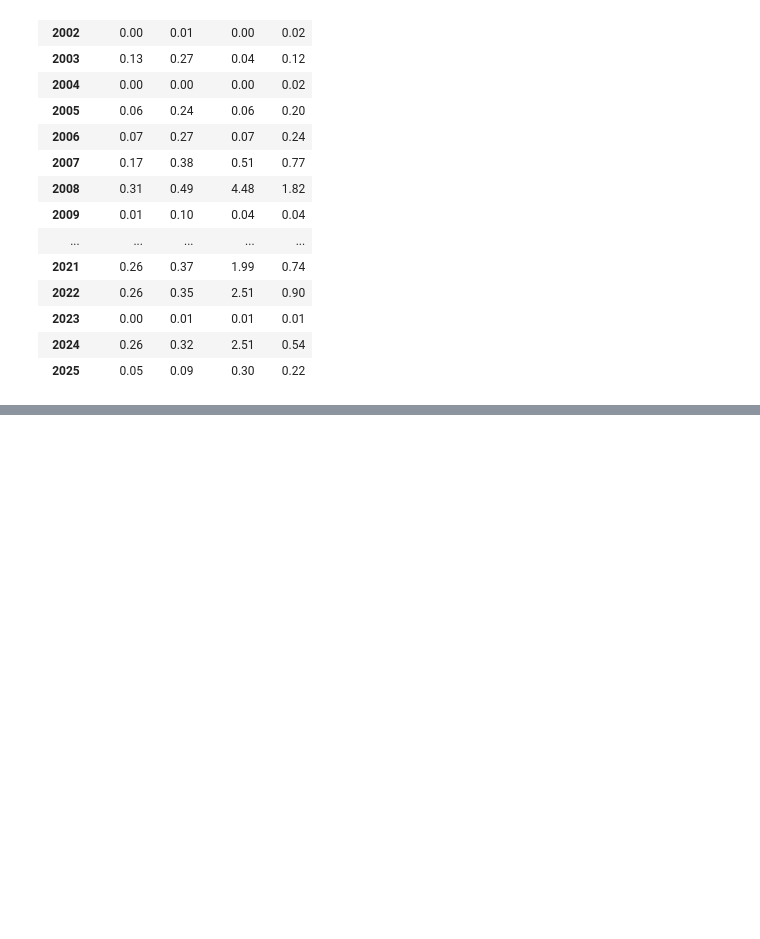
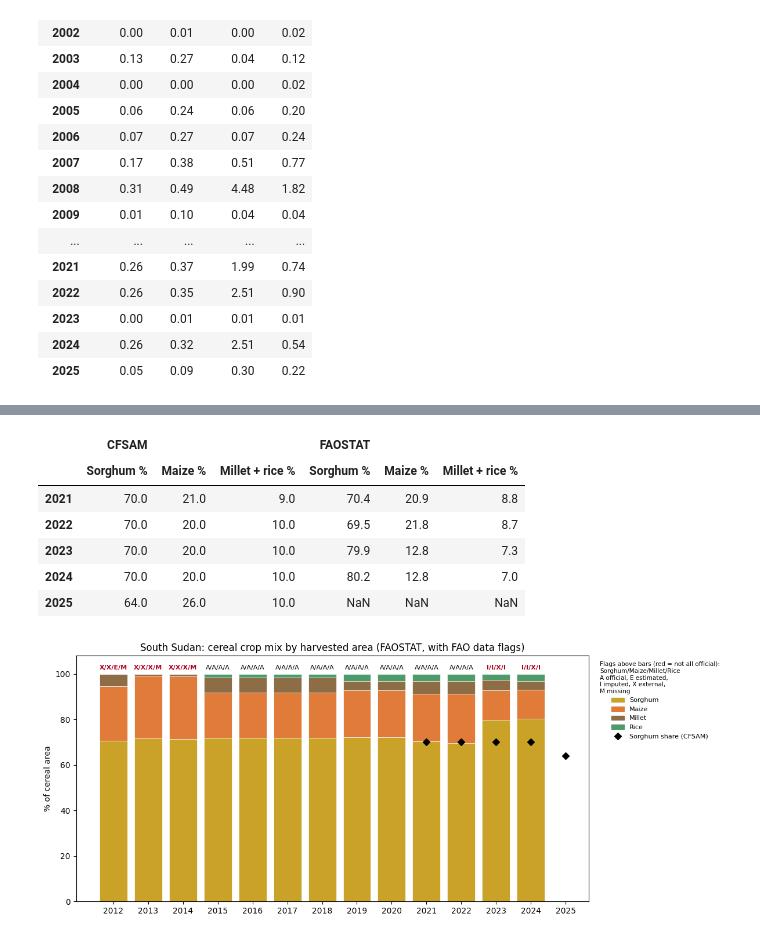
Before and after one commit to TomasTesar/JBG060_ZHL_2026, a Jupyter notebook: Cropland_analysis.ipynb, the cells around one changed output, grey strips where cells are left out. Cells and saved outputs as stored; diff of their text form; code cells hidden in the pictures; blank space fills up the shorter version.

```diff
--- a/Cropland_analysis.ipynb
+++ b/Cropland_analysis.ipynb
@@ -488,0 +577,14 @@ peaks.round(2)
+# %%
+# FAOSTAT: share of cereal harvested area per crop, with total area and FAO flags
+CEREALS = {"Sorghum": "Sorghum", "Maize (corn)": "Maize", "Millet": "Millet", "Rice": "Rice"}
+fao = pd.read_csv(REPO / "Crop_data.csv")
+fao = fao[fao.Item.isin(CEREALS) & (fao.Element == "Area harvested")].replace({"Item": CEREALS})
+
+fao_area = fao.pivot_table(index="Year", columns="Item", values="Value")[list(CEREALS.values())]
+fao_share = 100 * fao_area.div(fao_area.sum(axis=1), axis=0)
+fao_flags = fao.pivot_table(index="Year", columns="Item", values="Flag", aggfunc="first")[list(CEREALS.values())]
+
+fao_table = fao_share.round(1).add_suffix(" %")
+fao_table["Cereal area (ha)"] = fao_area.sum(axis=1).astype(int)
+fao_table["Flags (S/Mz/Mi/R)"] = fao_flags.fillna("-").agg("/".join, axis=1)
+fao_table
@@ -488,0 +607,53 @@ peaks.round(2)
+# %%
+# CFSAM shares (report text) next to FAOSTAT for the overlapping years
+cfsam_mix = pd.DataFrame({
+    # year: (sorghum, maize, millet + rice, report page)
+    2021: (70, 21, 9, "p19"), 2022: (70, 20, 10, "p22-23"), 2023: (70, 20, 10, "p21"),
+    2024: (70, 20, 10, "p17-18"), 2025: (64, 26, 10, "p19-20"),
+}, index=["Sorghum %", "Maize %", "Millet + rice %", "CFSAM page"]).T
+
+mix_cmp = pd.concat({
+    "CFSAM": cfsam_mix[["Sorghum %", "Maize %", "Millet + rice %"]].astype(float),
+    "FAOSTAT": fao_share.assign(**{"Millet + rice": fao_share.Millet + fao_share.Rice.fillna(0)})
+                        [["Sorghum", "Maize", "Millet + rice"]].add_suffix(" %").loc[2021:],
+}, axis=1).round(1)
+display(mix_cmp)
+
+# Stacked bars: FAOSTAT 2012-2024. The FAO flag per crop (Sorghum/Maize/Millet/Rice) is written above each bar.
+from matplotlib.patches import Patch
+from matplotlib.lines import Line2D
+
+fig, ax = plt.subplots(figsize=(12, 5))
+crop_colors = {"Sorghum": "#c9a227", "Maize": "#e07b39", "Millet": "#8c6d46", "Rice": "#4e9a6a"}
+official = (fao_flags.fillna("A") == "A").all(axis=1).reindex(fao_share.index)
+bottom = np.zeros(len(fao_share))
+for crop, col in crop_colors.items():
+    vals = fao_share[crop].fillna(0).values
+    ax.bar(fao_share.index, vals, bottom=bottom, color=col, edgecolor="white", linewidth=0.5)
+    bottom += vals
+for x, flags, ok in zip(fao_share.index, fao_table["Flags (S/Mz/Mi/R)"], official):
+    ax.text(x, 101.5, flags, ha="center", va="bottom", fontsize=8,
+            weight="normal" if ok else "bold", color="black" if ok else "#b00020")
+ax.plot(cfsam_mix.index, cfsam_mix["Sorghum %"].astype(float), "kD", markersize=6)
+
+handles = [Patch(color=c, label=k) for k, c in crop_colors.items()] + [
+    Line2D([], [], marker="D", color="k", linestyle="", label="Sorghum share (CFSAM)"),
+]
+ax.legend(handles=handles, loc="upper left", bbox_to_anchor=(1.01, 1), fontsize=8, frameon=False,
+          title="Flags above bars (red = not all official):\nSorghum/Maize/Millet/Rice\nA official, E estimated,\nI imputed, X external,\nM missing",
+          title_fontsize=7.5)
+ax.set_ylim(0, 108)
+ax.set_xticks(fao_share.index.tolist() + [2025])
+ax.set_ylabel("% of cereal area")
+ax.set_title("South Sudan: cereal crop mix by harvested area (FAOSTAT, with FAO data flags)")
+plt.tight_layout()
+plt.show()
+# %% [output]
+|  | CFSAM |  |  | FAOSTAT |  |  |
+|  | Sorghum % | Maize % | Millet + rice % | Sorghum % | Maize % | Millet + rice % |
+| 2021 | 70.0 | 21.0 | 9.0 | 70.4 | 20.9 | 8.8 |
+| 2022 | 70.0 | 20.0 | 10.0 | 69.5 | 21.8 | 8.7 |
+| 2023 | 70.0 | 20.0 | 10.0 | 79.9 | 12.8 | 7.3 |
+| 2024 | 70.0 | 20.0 | 10.0 | 80.2 | 12.8 | 7.0 |
+| 2025 | 64.0 | 26.0 | 10.0 | NaN | NaN | NaN |
+[figure, added]
```
Also changed, not shown: parts of 5 cells of this notebook, 1 other file.
